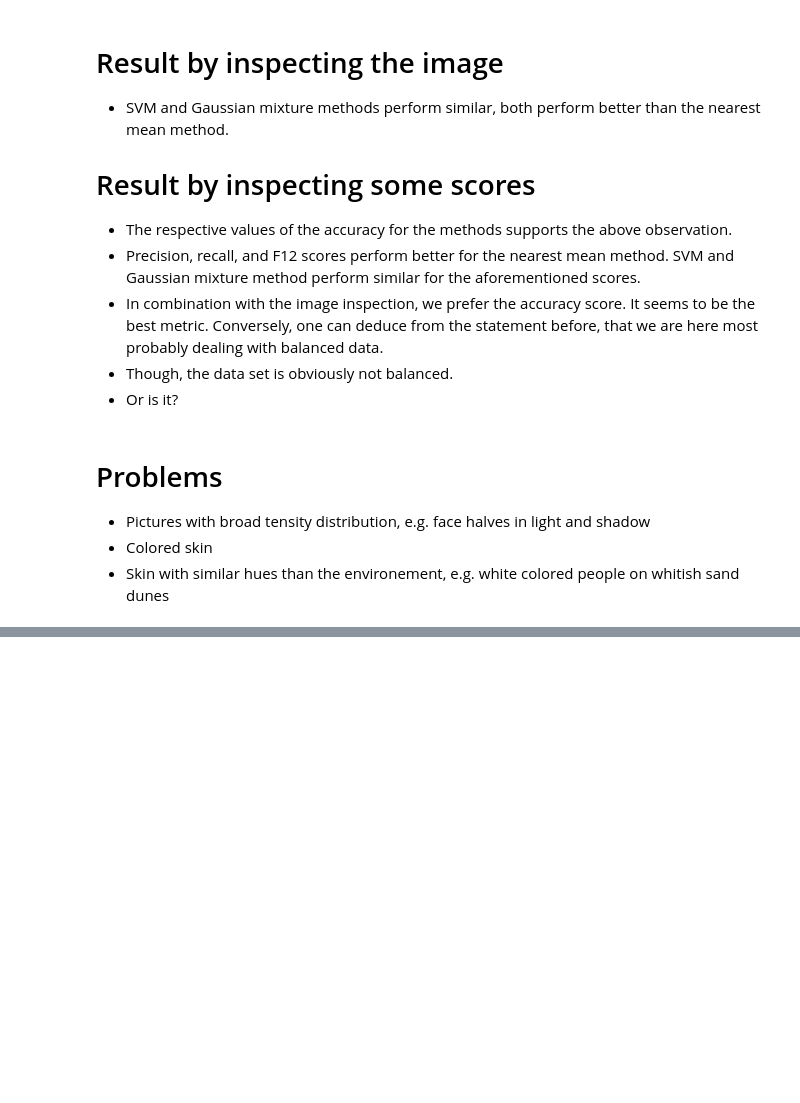
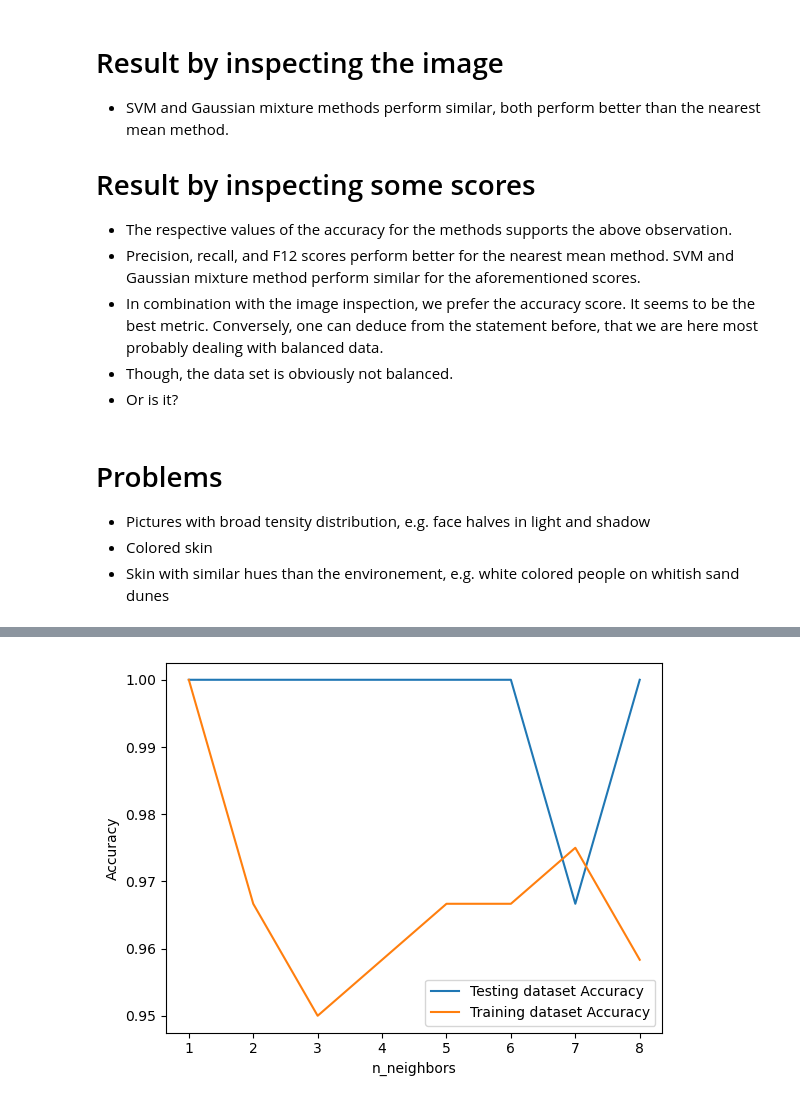
Before and after one commit to ablarer/SCC_ZHAW, a Jupyter notebook: 06/MaterialPython/Lab06.ipynb, the cells around one changed output, grey strips where cells are left out. Cells and saved outputs as stored; diff of their text form; code cells hidden in the pictures; blank space fills up the shorter version.

```diff
--- a/06/MaterialPython/Lab06.ipynb
+++ b/06/MaterialPython/Lab06.ipynb
@@ -333,0 +394,41 @@ The F1 score for the SVM method model is 0.3512725570309839
+# %%
+# Import necessary modules
+from sklearn.neighbors import KNeighborsClassifier
+from sklearn.model_selection import train_test_split
+from sklearn.datasets import load_iris
+import numpy as np
+import matplotlib.pyplot as plt
+
+irisData = load_iris()
+
+# Create feature and target arrays
+X = irisData.data
+y = irisData.target
+
+# Split into training and test set
+X_train, X_test, y_train, y_test = train_test_split(
+    X, y, test_size = 0.2, random_state=42)
+
+neighbors = np.arange(1, 9)
+train_accuracy = np.empty(len(neighbors))
+test_accuracy = np.empty(len(neighbors))
+
+# Loop over K values
+for i, k in enumerate(neighbors):
+    knn = KNeighborsClassifier(n_neighbors=k)
+    knn.fit(X_train, y_train)
+
+    # Compute training and test data accuracy
+    train_accuracy[i] = knn.score(X_train, y_train)
+    test_accuracy[i] = knn.score(X_test, y_test)
+
+# Generate plot
+plt.plot(neighbors, test_accuracy, label = 'Testing dataset Accuracy')
+plt.plot(neighbors, train_accuracy, label = 'Training dataset Accuracy')
+
+plt.legend()
+plt.xlabel('n_neighbors')
+plt.ylabel('Accuracy')
+plt.show()
+# %% [output]
+[figure, added]
```
Also changed, not shown: parts of 6 cells of this notebook, 22 other files.
